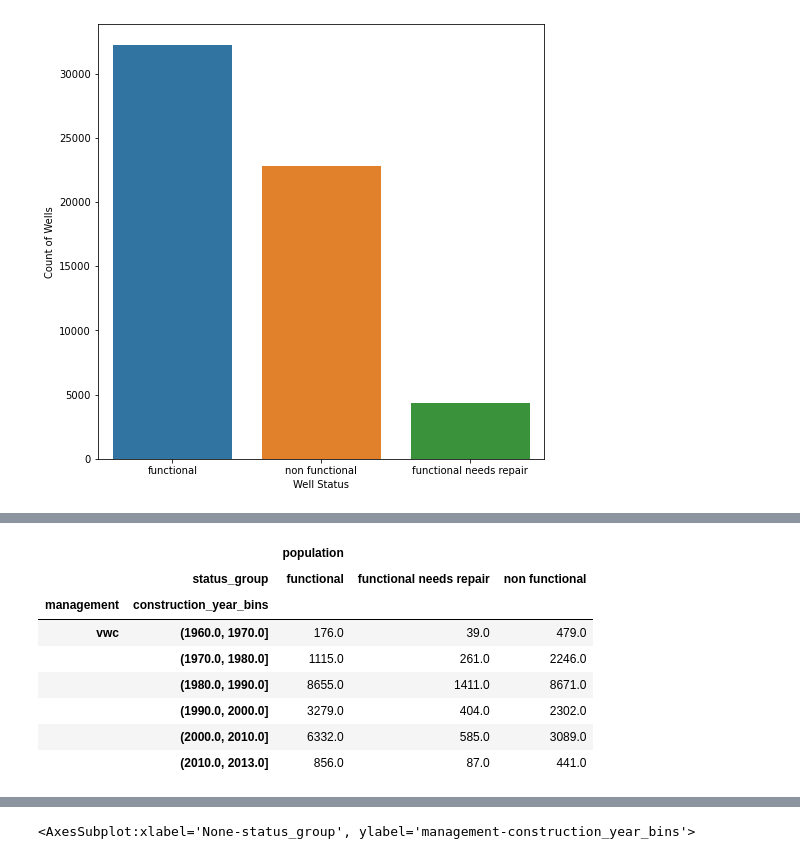
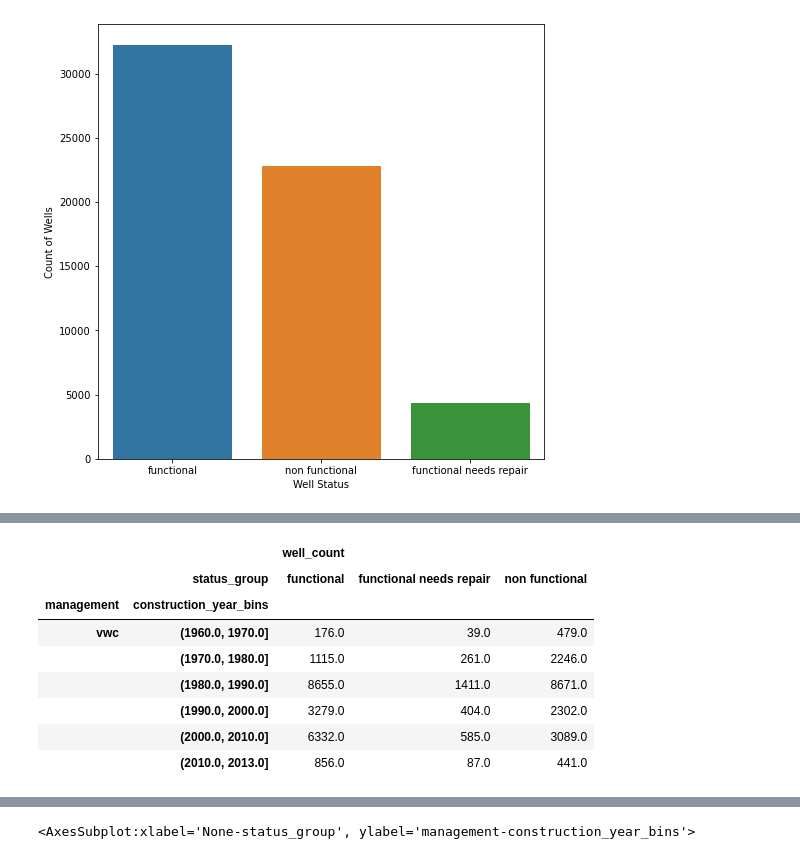
Before and after one commit to OlgertHasko/Tanzanian-Water-Wells, a Jupyter notebook: Madoria's Journal.ipynb, the cells around one changed output, grey strips where cells are left out. Saved outputs shown, nothing was run; the diff lists cells and outputs as text; code cells hidden in the pictures.

Commit message:
'manager and year pivot'

```diff
--- a/Madoria's Journal.ipynb
+++ b/Madoria's Journal.ipynb
@@ -241,0 +242,2 @@ sns.countplot(x=train_clean['waterpoint_type'], hue=train_clean['status_group'])
+# %%
+train_clean["well_count"] = 1
@@ -242,12 +264,12 @@ sns.countplot(x=train_clean['waterpoint_type'], hue=train_clean['status_group'])
 # %%
-pivot = train_clean[['management', 'construction_year_bins', 'status_group', 'population']]
+pivot = train_clean[['status_group', 'construction_year_bins', 'management', 'well_count']]
 # %%
-pivoted_df = pd.pivot_table(pivot, index=['management', 'construction_year_bins'], \
+pivoted_df = pd.pivot_table(pivot, index=['management', 'construction_year_bins'],
                             columns='status_group', aggfunc='count')
    # calculating percentage
 pivoted_df.loc[['vwc'], :]
 # %% [output]
-|  |  | population |  |  |
+|  |  | well_count |  |  |
 |  | status_group | functional | functional needs repair | non functional |
 | management | construction_year_bins |  |  |  |
 | vwc | (1960.0, 1970.0] | 176.0 | 39.0 | 479.0 |
```
Also changed, not shown: parts of 3 cells of this notebook.
